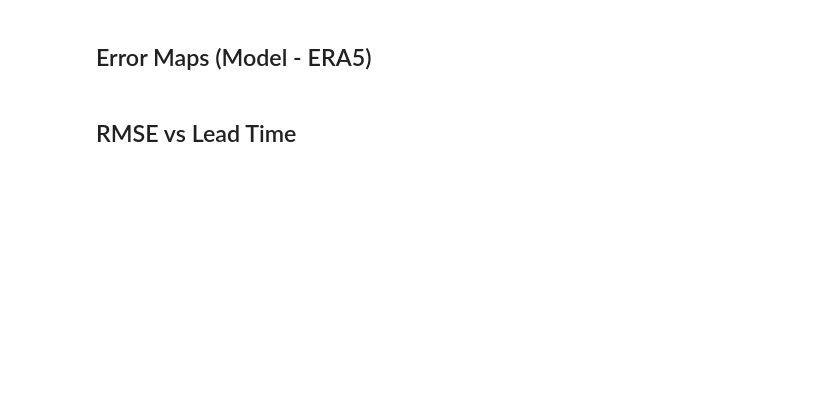
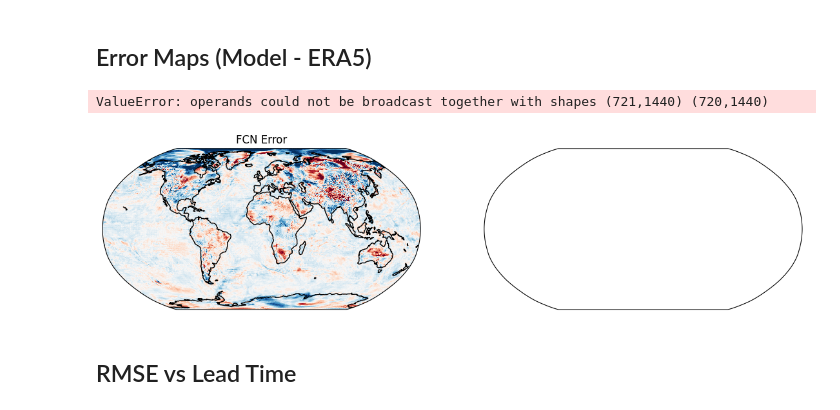
Before and after one commit to ChristianByars/Earth2, a Jupyter notebook: model_comparison.ipynb, the cells around one changed output. Cells and saved outputs as stored; diff of their text form; code cells hidden in the pictures; blank space fills up the shorter version.

```diff
--- a/model_comparison.ipynb
+++ b/model_comparison.ipynb
@@ -141,23 +334,26 @@ plt.show()
 # %%
 fig, axes = plt.subplots(1, n_models, figsize=(7 * n_models, 6),
     subplot_kw={"projection": ccrs.Robinson()})
 if n_models == 1:
     axes = [axes]
 
 for i, name in enumerate(model_names):
     ds = xr.open_zarr(zarr_paths[name])
-    t2m_model = ds["t2m"].isel(time=0, lead_time=step).values
-    error = t2m_model - era5_t2m[step]  # in Kelvin (same as Celsius diff)
+    t2m_model = ds["t2m"].isel(time=0, lead_time=step).values  # (721, 1440)
+    error = t2m_model - era5_t2m[step]                         # (721, 1440)
 
     im = axes[i].pcolormesh(lons, lats, error, transform=ccrs.PlateCarree(),
-                             cmap="RdBu_r", vmin=-5, vmax=5, shading="auto")
+                             cmap="RdBu_r", vmin=-5, vmax=5, shading="nearest")
     axes[i].coastlines()
     axes[i].set_title(f"{name} Error", fontsize=12)
 
 fig.suptitle(f"T2M Forecast Error — +{step*6}h", fontsize=14)
 cbar = fig.colorbar(im, ax=axes, orientation="horizontal",
                     pad=0.06, shrink=0.5, label="Error (K)")
-plt.savefig(f"{CONFIG['output_root']}/error_maps.png", dpi=150, bbox_inches="tight")
+plt.savefig(f"{CONFIG['output_root']}/error_maps.png", dpi=300, bbox_inches="tight")
 plt.show()
+# %% [output]
+ValueError: operands could not be broadcast together with shapes (721,1440) (720,1440)
+[figure, added]
 # %% [markdown]
 ## RMSE vs Lead Time
```
Also changed, not shown: parts of 11 cells of this notebook, 6 other files.
